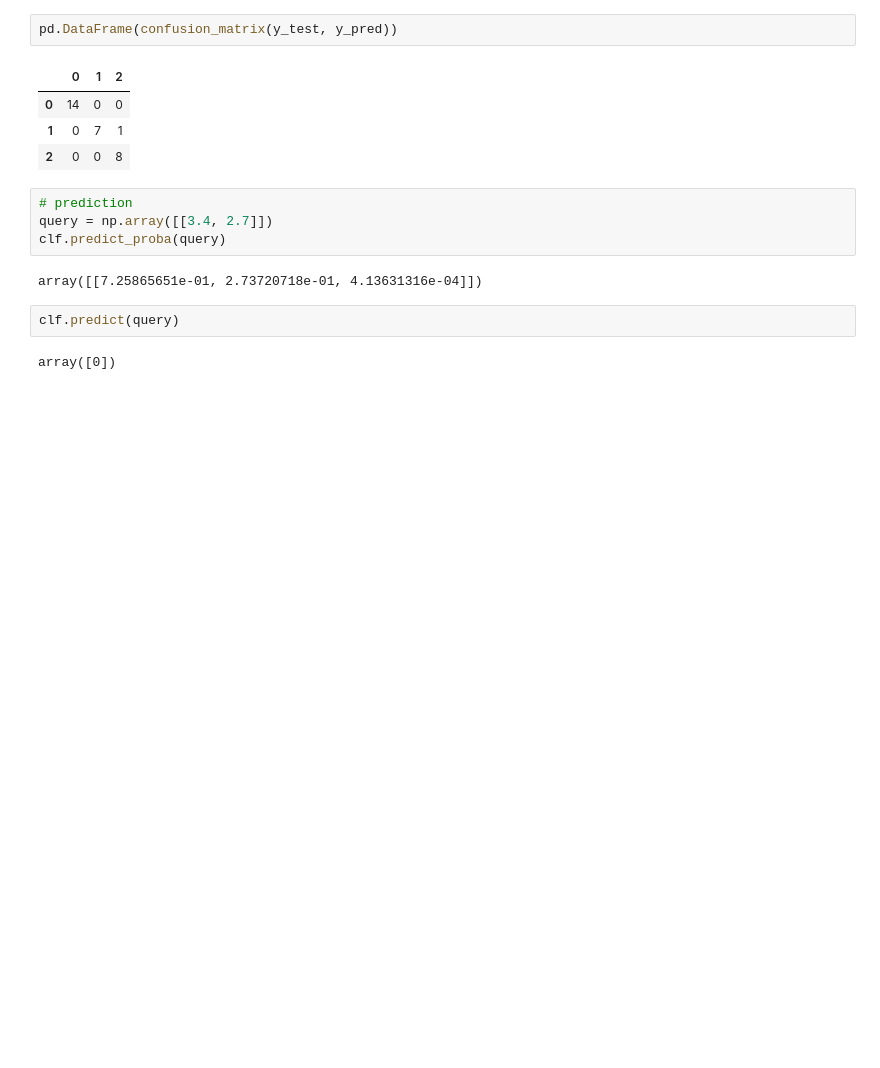
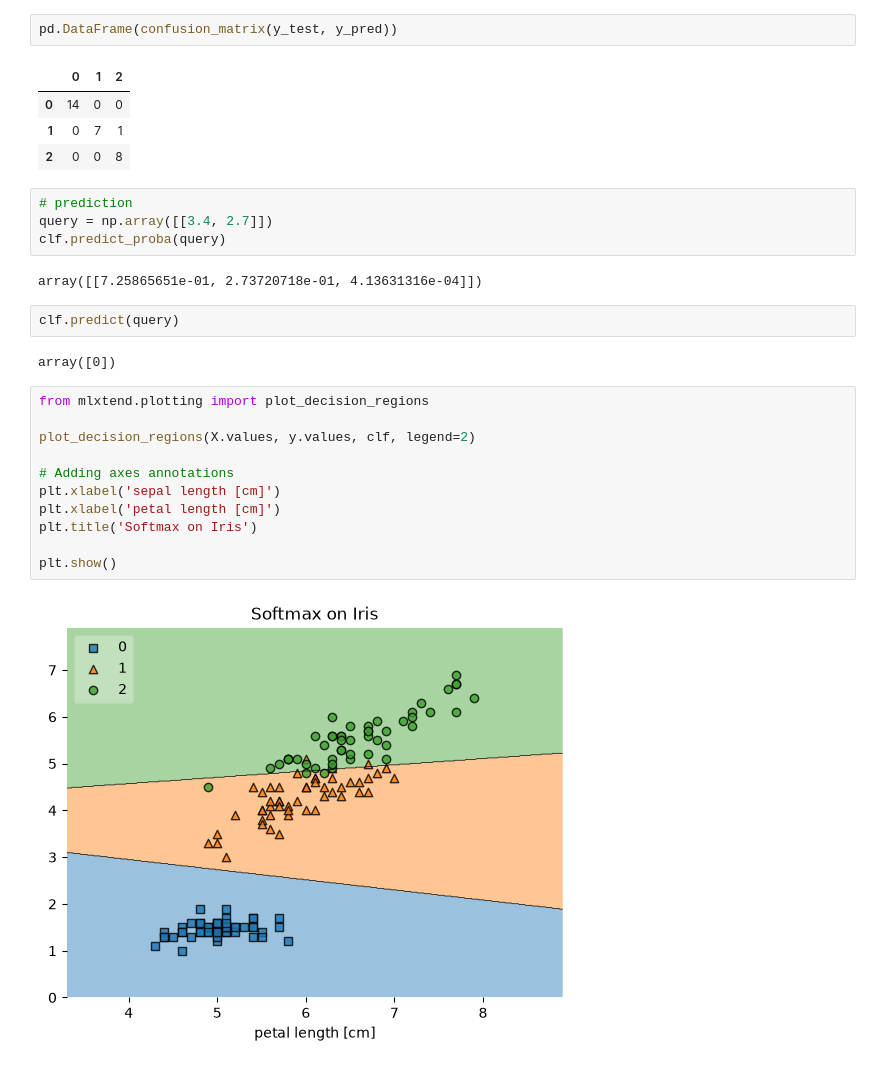
Before and after one commit to Salmankhan0518/Machine-learning-2, a Jupyter notebook: 79- Softmax Regression-Multinomial Logistic Regression/Multinomial-Logistic-Regression.ipynb, the cells around one changed output. Cells and saved outputs as stored; diff of their text form; blank space fills up the shorter version.

```diff
--- a/79- Softmax Regression-Multinomial Logistic Regression/Multinomial-Logistic-Regression.ipynb
+++ b/79- Softmax Regression-Multinomial Logistic Regression/Multinomial-Logistic-Regression.ipynb
@@ -83,3 +83,16 @@ array([[7.25865651e-01, 2.73720718e-01, 4.13631316e-04]])
 clf.predict(query)
 # %% [output]
 array([0])
+# %%
+from mlxtend.plotting import plot_decision_regions
+
+plot_decision_regions(X.values, y.values, clf, legend=2)
+
+# Adding axes annotations
+plt.xlabel('sepal length [cm]')
+plt.xlabel('petal length [cm]')
+plt.title('Softmax on Iris')
+
+plt.show()
+# %% [output]
+[figure, added]
```
